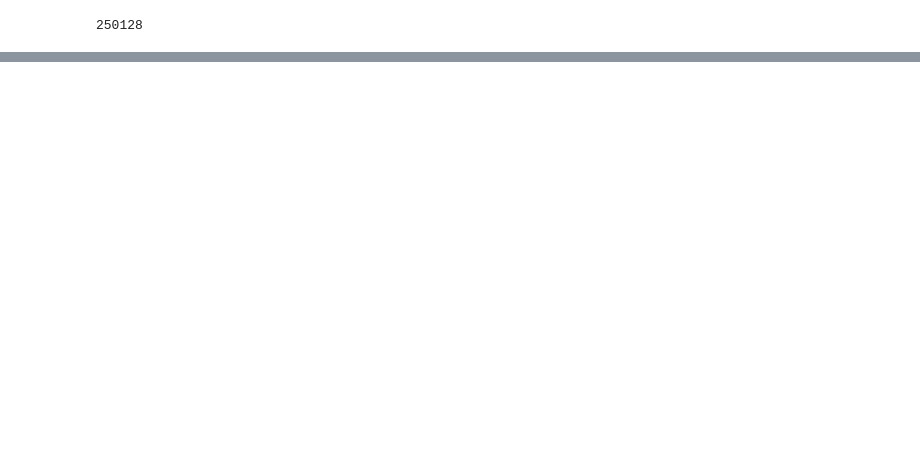
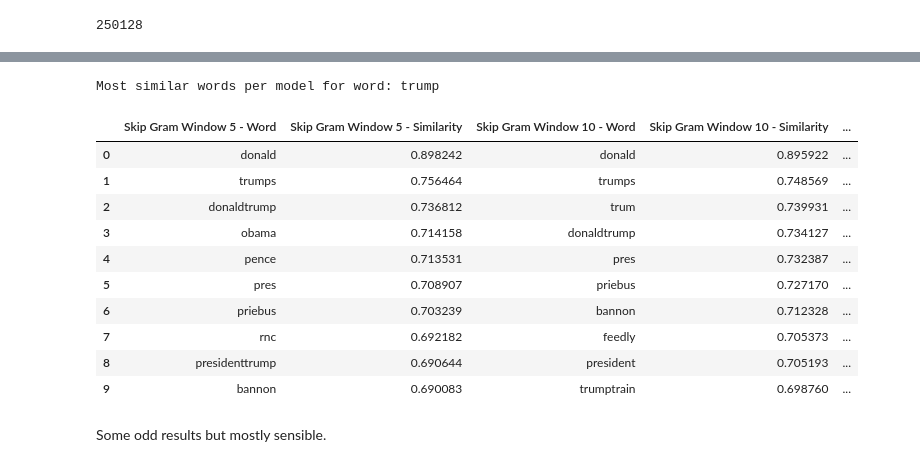
Before and after one commit to jrdmose/BGSE_Text_Mining, a Jupyter notebook: scripts/embedd_words.ipynb, the cells around one changed output, grey strips where cells are left out. Cells and saved outputs as stored; diff of their text form; code cells hidden in the pictures; blank space fills up the shorter version.

```diff
--- a/scripts/embedd_words.ipynb
+++ b/scripts/embedd_words.ipynb
@@ -619,0 +194,10 @@ tweets[2276660]
+# %%
+# Load models
+w2v_skip5 = Word2Vec.load("../models/w2v_skipgram_w5.model")
+w2v_skip10 = Word2Vec.load("../models/w2v_skipgram_w10.model")
+w2v_skip15 = Word2Vec.load("../models/w2v_skipgram_w15.model")
+
+# Just keep precomputed vectors
+w2v_skip5.init_sims(replace=True)
+w2v_skip10.init_sims(replace=True)
+w2v_skip15.init_sims(replace=True)
@@ -619,0 +222,23 @@ tweets[2276660]
+# %%
+from utils.comparison import get_most_similar
+
+models = [w2v_skip5,w2v_skip10,w2v_skip15]
+
+model_names = ['Skip Gram Window 5','Skip Gram Window 10', 'Skip Gram Window 15']
+# %%
+get_most_similar(models,"trump",n_similar=10, model_names=model_names)
+# %% [output]
+Most similar words per model for word: trump
+|  | Skip Gram Window 5 - Word | Skip Gram Window 5 - Similarity | Skip Gram Window 10 - Word | Skip Gram Window 10 - Similarity | ... |
+| 0 | donald | 0.898242 | donald | 0.895922 | ... |
+| 1 | trumps | 0.756464 | trumps | 0.748569 | ... |
+| 2 | donaldtrump | 0.736812 | trum | 0.739931 | ... |
+| 3 | obama | 0.714158 | donaldtrump | 0.734127 | ... |
+| 4 | pence | 0.713531 | pres | 0.732387 | ... |
+| 5 | pres | 0.708907 | priebus | 0.727170 | ... |
+| 6 | priebus | 0.703239 | bannon | 0.712328 | ... |
+| 7 | rnc | 0.692182 | feedly | 0.705373 | ... |
+| 8 | presidenttrump | 0.690644 | president | 0.705193 | ... |
+| 9 | bannon | 0.690083 | trumptrain | 0.698760 | ... |
+# %% [markdown]
+Some odd results but mostly sensible.
```
Also changed, not shown: parts of 93 cells of this notebook, 6 other files.
